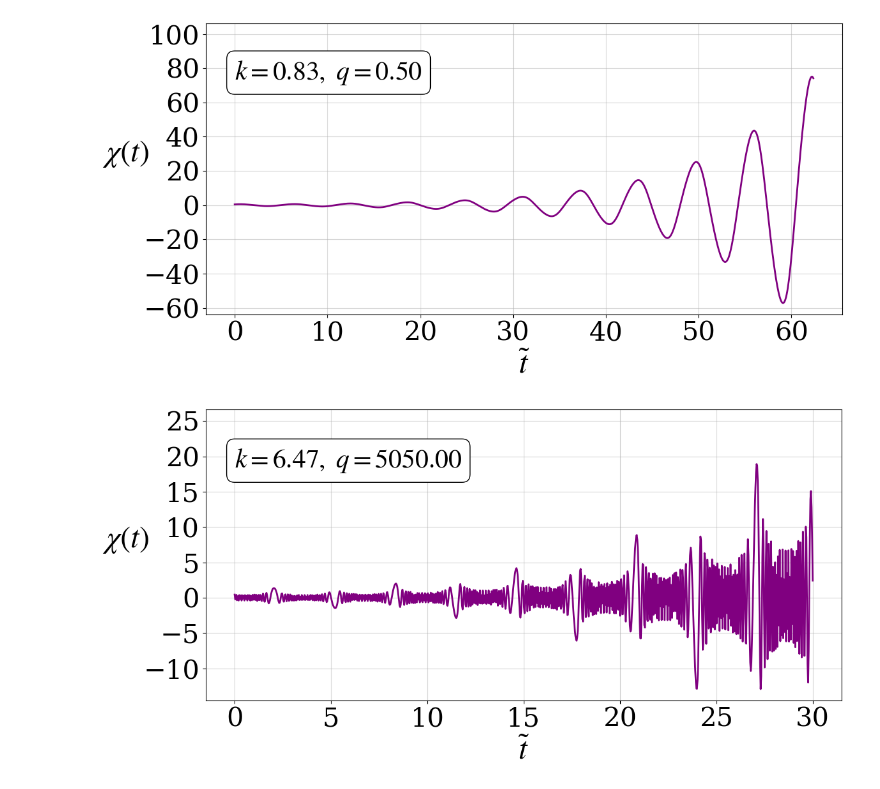
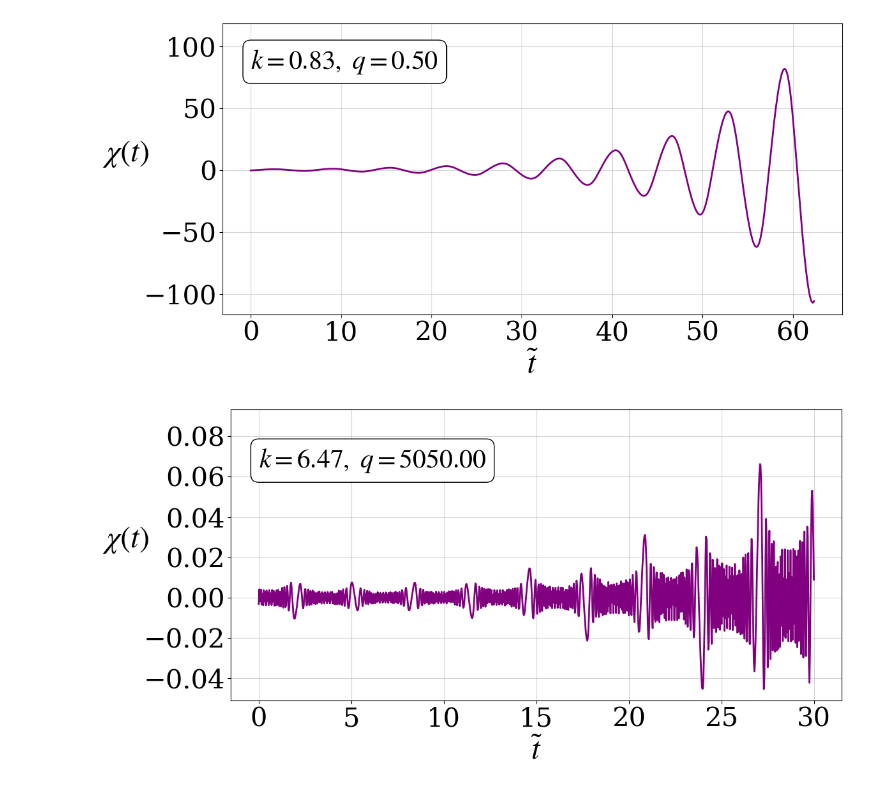
Before and after one commit to TomasCiccarella/Tesis, a Jupyter notebook: lphi4/lphi4-dynamics.ipynb, the cells around one changed output. Drawn from its saved outputs; the diff is of its cells as text; code cells hidden in the pictures.

```diff
--- a/lphi4/lphi4-dynamics.ipynb
+++ b/lphi4/lphi4-dynamics.ipynb
@@ -112,4 +122,12 @@ t_span = (0, 10 * Tosc)
 # %%
+# Condiciones iniciales
+y0 = CI(kn, qn)
+phi0, phi_dot0 = y0[0], y0[1]
+
+# Tiempos
+Tosc = oscilation(0.5 * phi_dot0**2 + 0.25 * phi0**4)
+t_span = (0, 10 * Tosc)
+
 sol_narrow = solve_ivp(pert, t_span, y0, t_eval=np.linspace(t_span[0], t_span[-1], 1000), method='RK45', rtol=1e-6, args=(kn, qn))
 
 plt.figure(figsize=(12, 6))
@@ -126,25 +144,33 @@ plt.grid(alpha=0.5)
 #plt.show()
 plt.savefig("Narrow_Resonance_lphi4.pdf", format = "pdf")
 # %% [output]
-[figure, old version]
+[figure, new version]
 # %%
+# Condiciones iniciales
+y0 = CI(kb, qb)
+phi0, phi_dot0 = y0[0], y0[1]
+
+# Tiempos
+Tosc = oscilation(0.5 * phi_dot0**2 + 0.25 * phi0**4)
+t_span = (0, 10 * Tosc)
+
 sol_broad = solve_ivp(pert, t_span, y0, t_eval=np.linspace(t_span[0], 30, 1000), method='RK45', rtol=1e-6, args=(kb, qb))
 
 plt.figure(figsize=(12, 6))
 plt.plot(sol_broad.t, sol_broad.y[2], lw = 2, color = "purple")
 plt.grid(alpha=0.5)
 ymin, ymax = plt.gca().get_ylim()
 plt.ylim(ymin, ymax*1.3)
 plt.xlabel(r'$\tilde{t}$', fontsize = 35)
 plt.ylabel(r'$\chi(t)$', labelpad=20, rotation='horizontal', fontsize = 35)
 plt.text(x=sol_broad.t[0], y=ymax*0.9, s=rf'$k = {kb:.2f}, ~ q = {qb:.2f}$', fontsize=30, bbox=dict(facecolor='white', edgecolor='black', boxstyle='round,pad=0.3'))
 plt.xticks(fontsize=30)
 plt.yticks(fontsize=30)
 plt.tight_layout()
 #plt.show()
 plt.savefig("Broad_Resonance_lphi4.pdf", format = "pdf")
 # %% [output]
-[figure, old version]
+[figure, new version]
 # %%
 nk, omegak = number(kn, qn, sol_narrow.y[0], sol_narrow.y[2], sol_narrow.y[3], 1)
 t = sol_narrow.t
```
Also changed, not shown: parts of 11 cells of this notebook, 25 other files.
